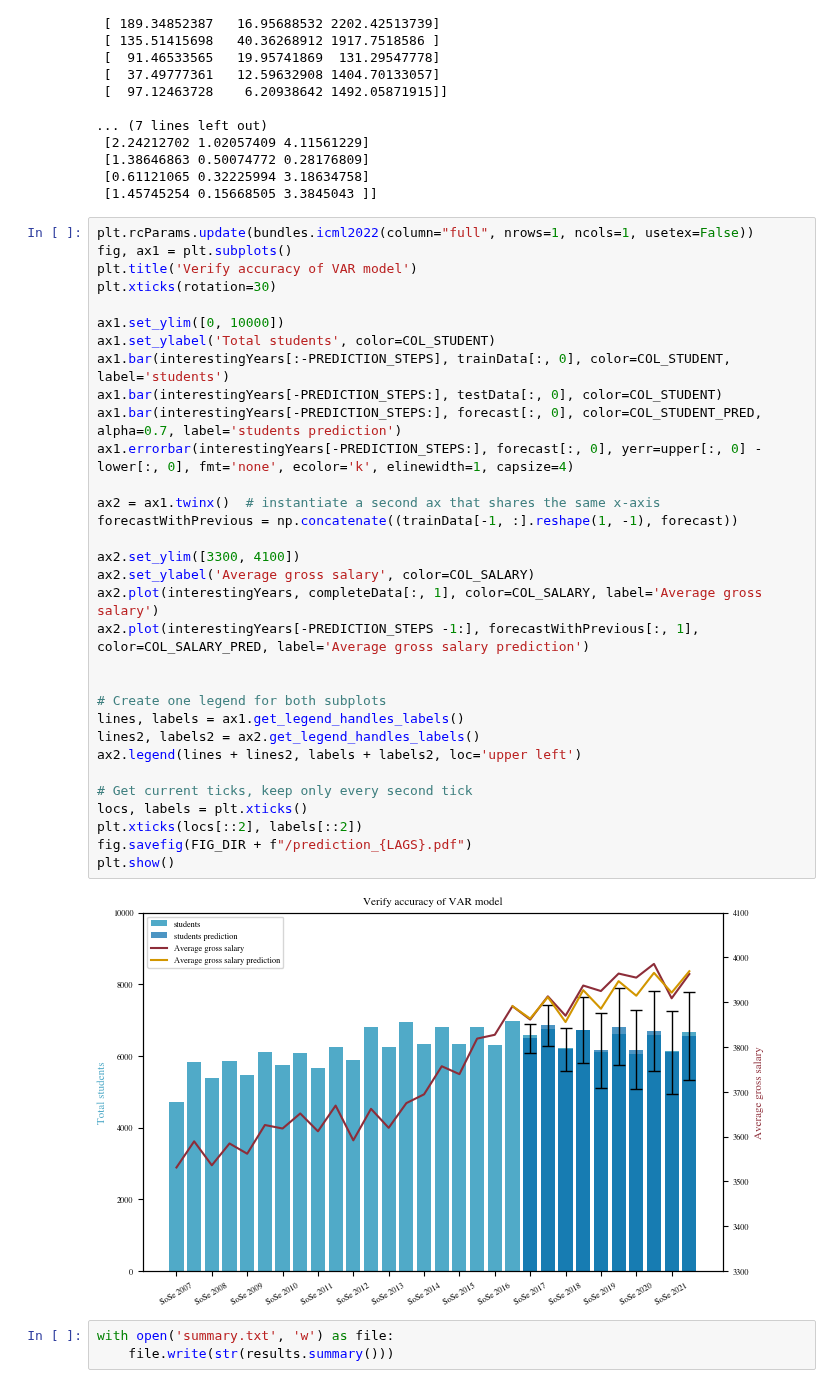
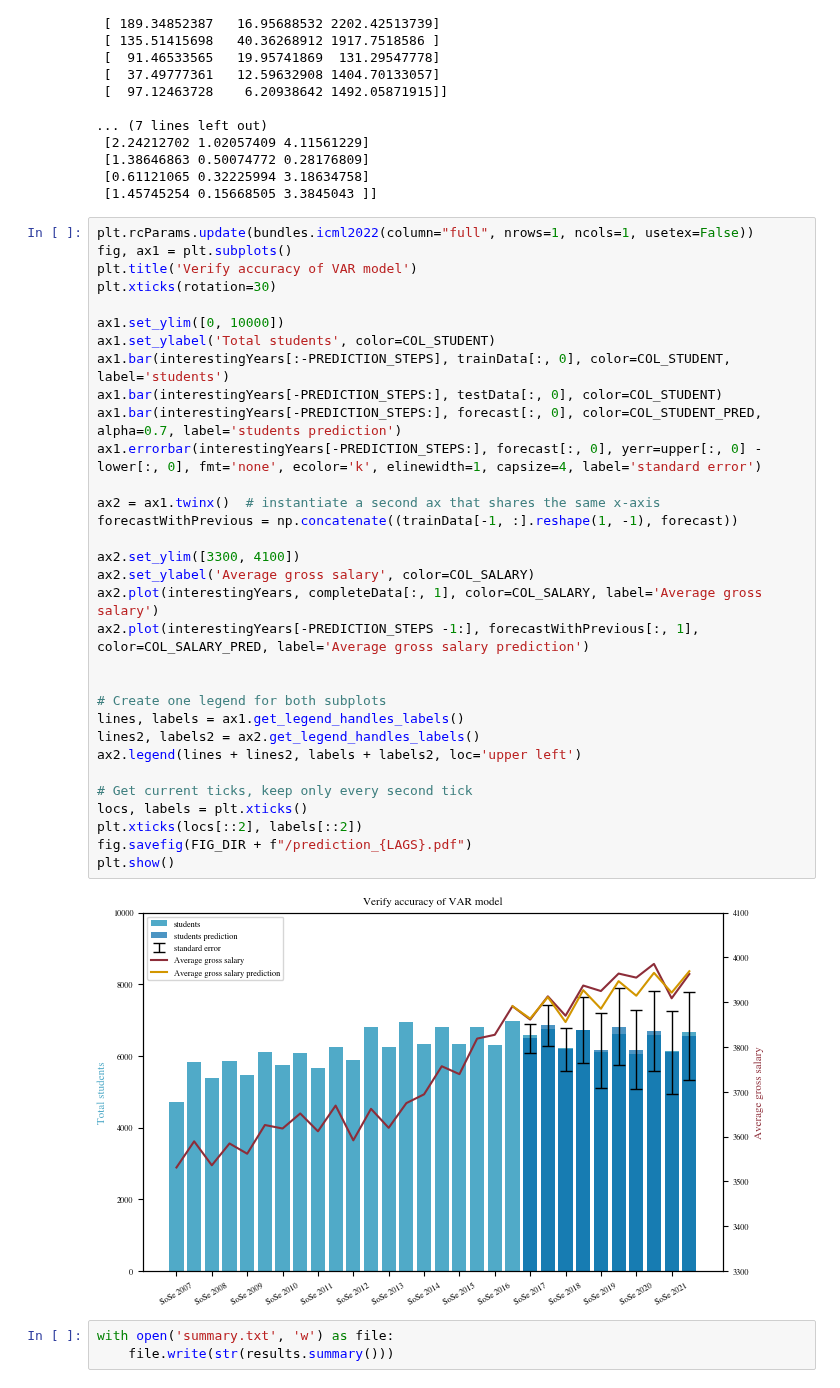
Before and after one commit to mxs01/AnalysingStudentDevelopment, a Jupyter notebook: exp/exp_02_analyseRegression.ipynb, the cells around one changed output. Cells and saved outputs as stored; diff of their text form.

```diff
--- a/exp/exp_02_analyseRegression.ipynb
+++ b/exp/exp_02_analyseRegression.ipynb
@@ -85,35 +85,35 @@ plt.rcParams.update(bundles.icml2022(column="full", nrows=1, ncols=1, usetex=Fal
 fig, ax1 = plt.subplots()
 plt.title('Verify accuracy of VAR model')
 plt.xticks(rotation=30)
 
 ax1.set_ylim([0, 10000])
 ax1.set_ylabel('Total students', color=COL_STUDENT)
 ax1.bar(interestingYears[:-PREDICTION_STEPS], trainData[:, 0], color=COL_STUDENT, label='students')
 ax1.bar(interestingYears[-PREDICTION_STEPS:], testData[:, 0], color=COL_STUDENT)
 ax1.bar(interestingYears[-PREDICTION_STEPS:], forecast[:, 0], color=COL_STUDENT_PRED, alpha=0.7, label='students prediction')
-ax1.errorbar(interestingYears[-PREDICTION_STEPS:], forecast[:, 0], yerr=upper[:, 0] - lower[:, 0], fmt='none', ecolor='k', elinewidth=1, capsize=4)
+ax1.errorbar(interestingYears[-PREDICTION_STEPS:], forecast[:, 0], yerr=upper[:, 0] - lower[:, 0], fmt='none', ecolor='k', elinewidth=1, capsize=4, label='standard error')
 
 ax2 = ax1.twinx()  # instantiate a second ax that shares the same x-axis
 forecastWithPrevious = np.concatenate((trainData[-1, :].reshape(1, -1), forecast))
 
 ax2.set_ylim([3300, 4100])
 ax2.set_ylabel('Average gross salary', color=COL_SALARY)
 ax2.plot(interestingYears, completeData[:, 1], color=COL_SALARY, label='Average gross salary')
 ax2.plot(interestingYears[-PREDICTION_STEPS -1:], forecastWithPrevious[:, 1], color=COL_SALARY_PRED, label='Average gross salary prediction')
 
 
 # Create one legend for both subplots
 lines, labels = ax1.get_legend_handles_labels()
 lines2, labels2 = ax2.get_legend_handles_labels()
 ax2.legend(lines + lines2, labels + labels2, loc='upper left')
 
 # Get current ticks, keep only every second tick
 locs, labels = plt.xticks()
 plt.xticks(locs[::2], labels[::2])
 fig.savefig(FIG_DIR + f"/prediction_{LAGS}.pdf")
 plt.show()
 # %% [output]
-[figure, old version]
+[figure, new version]
 # %%
 with open('summary.txt', 'w') as file:
     file.write(str(results.summary()))
```
Also changed, not shown: 1 other file.
